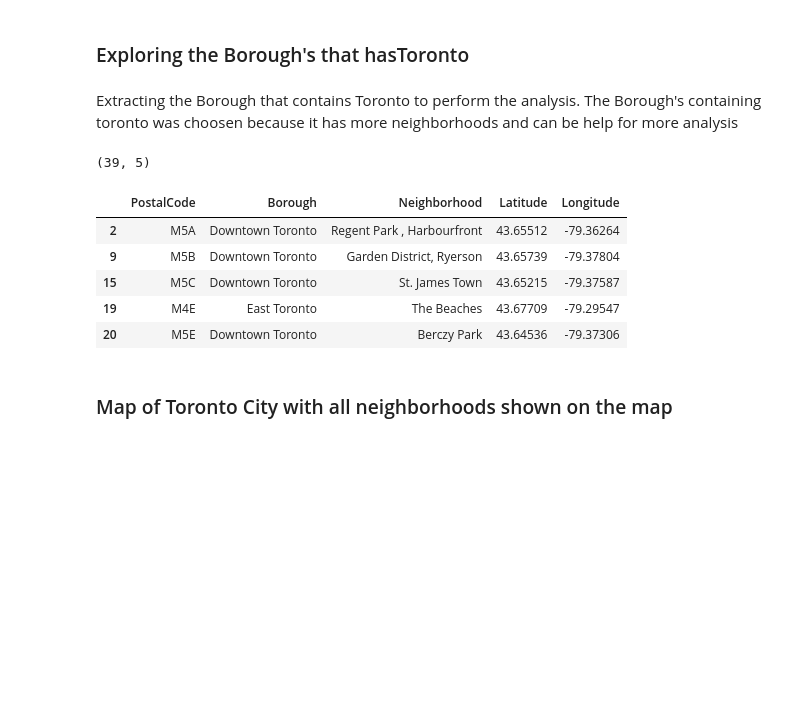
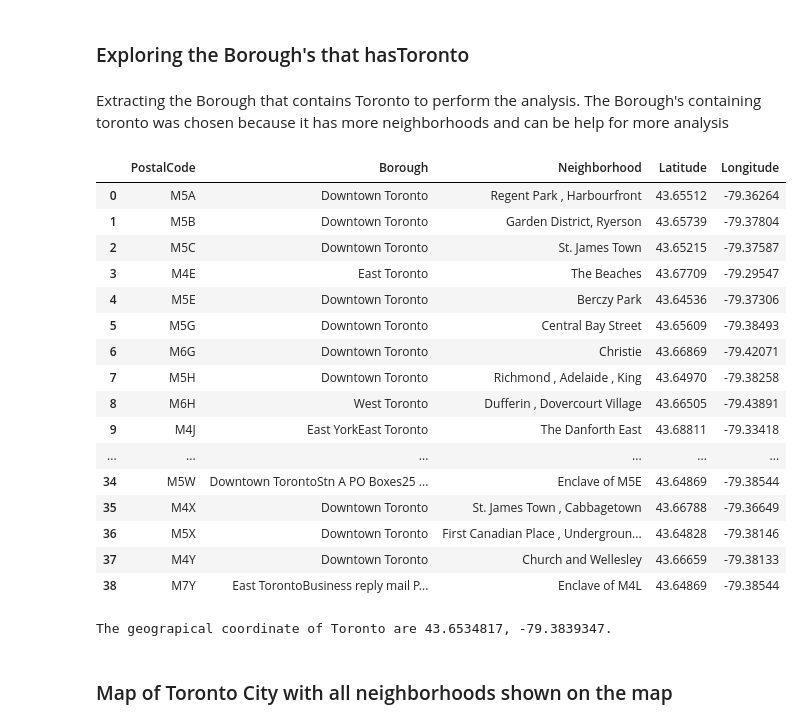
Before and after one commit to wasiu4success/Capstone-Project, a Jupyter notebook: Toronto-Project.ipynb, the cells around one changed output. Cells and saved outputs as stored; diff of their text form; code cells hidden in the pictures; blank space fills up the shorter version.

```diff
--- a/Toronto-Project.ipynb
+++ b/Toronto-Project.ipynb
@@ -40,7 +40,7 @@ Toronto_data = pd.DataFrame(columns=['PostalCode', 'Borough'])
 for table in soup.find_all("table", attrs={'rules':'all'}):
     for row in table.find_all('td'):
         col = row.find_all('td')
-        PostalCode = row.b.text
+        PostalCode = row.text
         Borough = row.span.text
         Toronto_data = Toronto_data.append({'PostalCode': PostalCode, 'Borough': Borough}, ignore_index = True)
 
@@ -75,0 +76,4 @@ Toronto_data.head()
+# %%
+# Removing all spacial character
+Toronto_data['PostalCode'] = ((((Toronto_data['PostalCode'].str.replace("\n", "")).str.replace(")", ""))).str.replace("(", "")).str[:3]
+Toronto_data
@@ -186,19 +234,39 @@ Toronto_data.head(12)
 # %% [markdown]
 ### Exploring the Borough's that hasToronto
 # %% [markdown]
-Extracting the Borough that contains Toronto to perform the analysis. The Borough's containing toronto was choosen because it has more neighborhoods and can be help for more analysis
+Extracting the Borough that contains Toronto to perform the analysis. The Borough's containing toronto was chosen because it has more neighborhoods and can be help for more analysis
 # %%
 new_Toronto_data = Toronto_data[Toronto_data['Borough'].str.contains('Toronto')]
-print(new_Toronto_data.shape)
-new_Toronto_data.head()
+new_Toronto_data.reset_index(drop=True, inplace=True)
+new_Toronto_data
 # %% [output]
-(39, 5)
 |  | PostalCode | Borough | Neighborhood | Latitude | Longitude |
-| 2 | M5A | Downtown Toronto | Regent Park , Harbourfront | 43.65512 | -79.36264 |
-| 9 | M5B | Downtown Toronto | Garden District, Ryerson | 43.65739 | -79.37804 |
-| 15 | M5C | Downtown Toronto | St. James Town | 43.65215 | -79.37587 |
-| 19 | M4E | East Toronto | The Beaches | 43.67709 | -79.29547 |
-| 20 | M5E | Downtown Toronto | Berczy Park | 43.64536 | -79.37306 |
+| 0 | M5A | Downtown Toronto | Regent Park , Harbourfront | 43.65512 | -79.36264 |
+| 1 | M5B | Downtown Toronto | Garden District, Ryerson | 43.65739 | -79.37804 |
+| 2 | M5C | Downtown Toronto | St. James Town | 43.65215 | -79.37587 |
+| 3 | M4E | East Toronto | The Beaches | 43.67709 | -79.29547 |
+| 4 | M5E | Downtown Toronto | Berczy Park | 43.64536 | -79.37306 |
+| 5 | M5G | Downtown Toronto | Central Bay Street | 43.65609 | -79.38493 |
+| 6 | M6G | Downtown Toronto | Christie | 43.66869 | -79.42071 |
+| 7 | M5H | Downtown Toronto | Richmond , Adelaide , King | 43.64970 | -79.38258 |
+| 8 | M6H | West Toronto | Dufferin , Dovercourt Village | 43.66505 | -79.43891 |
+| 9 | M4J | East YorkEast Toronto | The Danforth East | 43.68811 | -79.33418 |
+| ... | ... | ... | ... | ... | ... |
+| 34 | M5W | Downtown TorontoStn A PO Boxes25 ... | Enclave of M5E | 43.64869 | -79.38544 |
+| 35 | M4X | Downtown Toronto | St. James Town , Cabbagetown | 43.66788 | -79.36649 |
+| 36 | M5X | Downtown Toronto | First Canadian Place , Undergroun... | 43.64828 | -79.38146 |
+| 37 | M4Y | Downtown Toronto | Church and Wellesley | 43.66659 | -79.38133 |
+| 38 | M7Y | East TorontoBusiness reply mail P... | Enclave of M4L | 43.64869 | -79.38544 |
+# %%
+address = 'Toronto, Canada'
+
+geolocator = Nominatim(user_agent="ny_explorer")
+location = geolocator.geocode(address)
+latitude = location.latitude
+longitude = location.longitude
+print('The geograpical coordinate of Toronto are {}, {}.'.format(latitude, longitude))
+# %% [output]
+The geograpical coordinate of Toronto are 43.6534817, -79.3839347.
 # %% [markdown]
 ### Map of Toronto City with all neighborhoods shown on the map
 # %%
```
Also changed, not shown: parts of 65 cells of this notebook.
